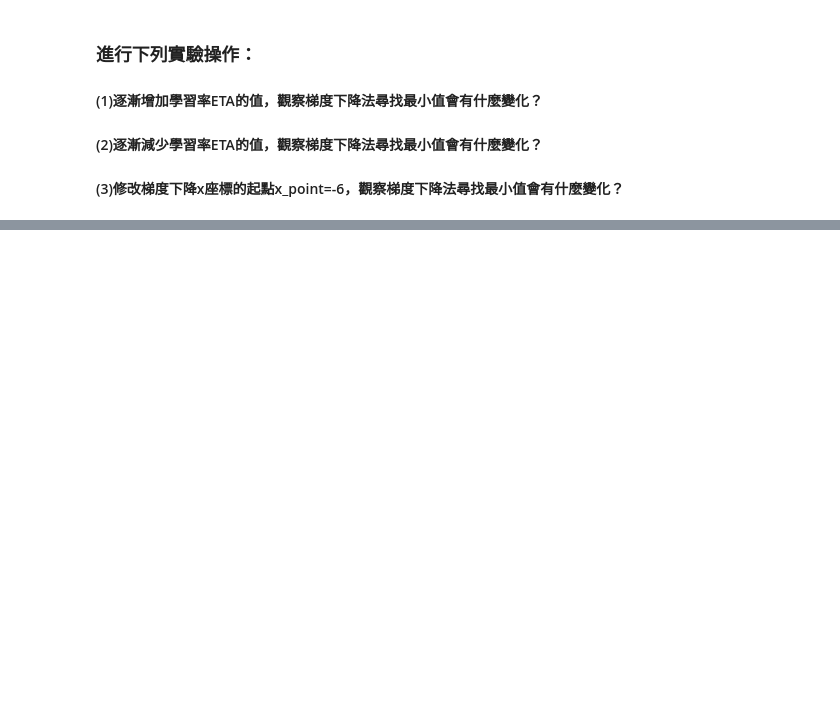
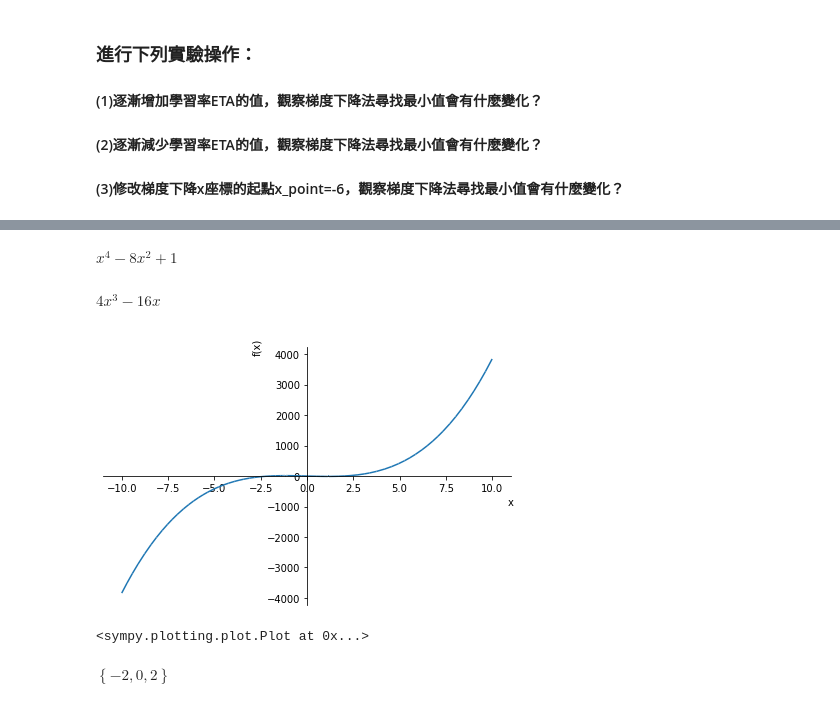
Before and after one commit to bin010203/Machine-Learning, a Jupyter notebook: A1_02梯度下降法逼近.ipynb, the cells around one changed output, grey strips where cells are left out. Cells and saved outputs as stored; diff of their text form; code cells hidden in the pictures; blank space fills up the shorter version.

```diff
--- a/A1_02梯度下降法逼近.ipynb
+++ b/A1_02梯度下降法逼近.ipynb
@@ -106,0 +278,20 @@ for i in range(len(step_x)):
+# %%
+f = x**4 - 8*x**2 + 1
+# %%
+f
+# %% [output]
+$\displaystyle x^{4} - 8 x^{2} + 1$
+# %%
+f1 = sp.diff(f, x)
+f1
+# %% [output]
+$\displaystyle 4 x^{3} - 16 x$
+# %%
+sp.plot(f1)
+# %% [output]
+[figure, added]
+<sympy.plotting.plot.Plot at 0x...>
+# %%
+sp.solveset(f1)
+# %% [output]
+$\displaystyle \left\{-2, 0, 2\right\}$
```
Also changed, not shown: parts of 66 cells of this notebook.
